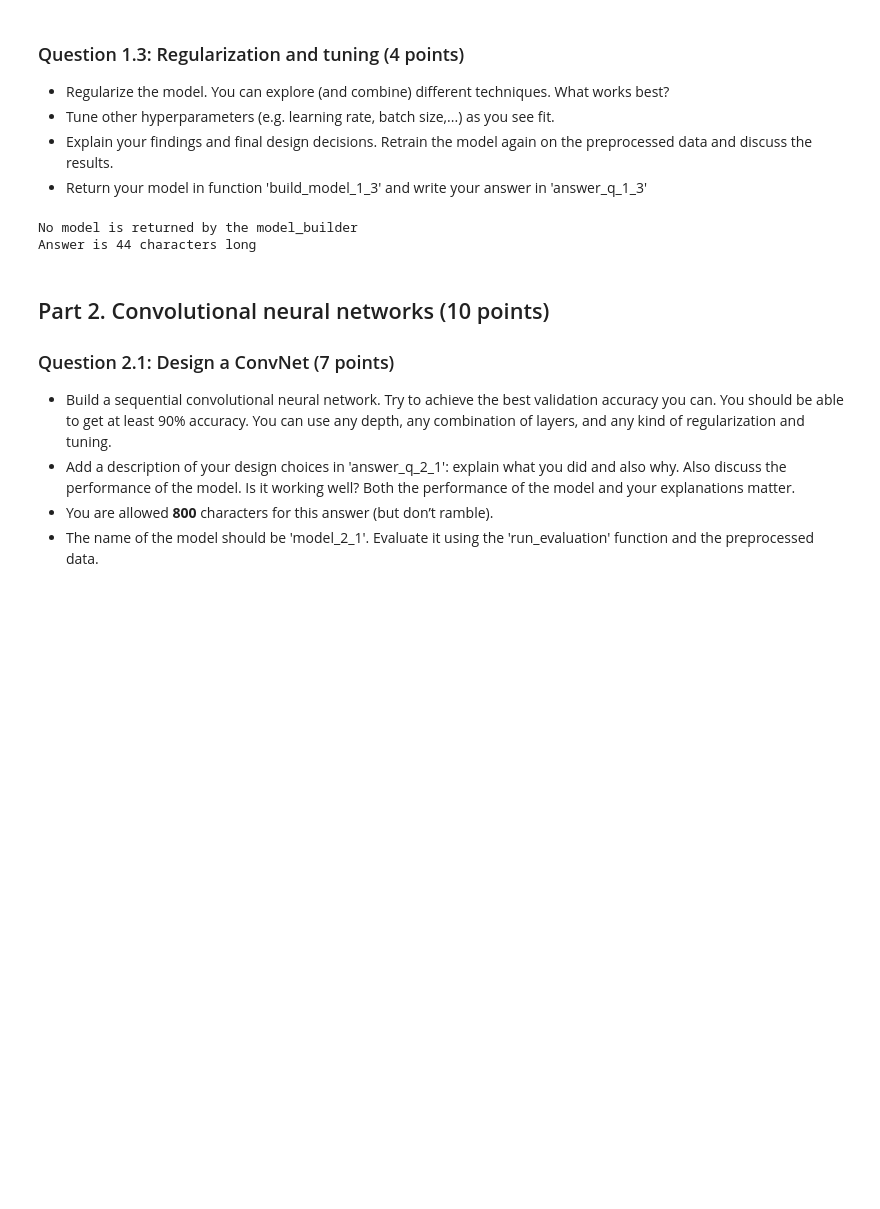
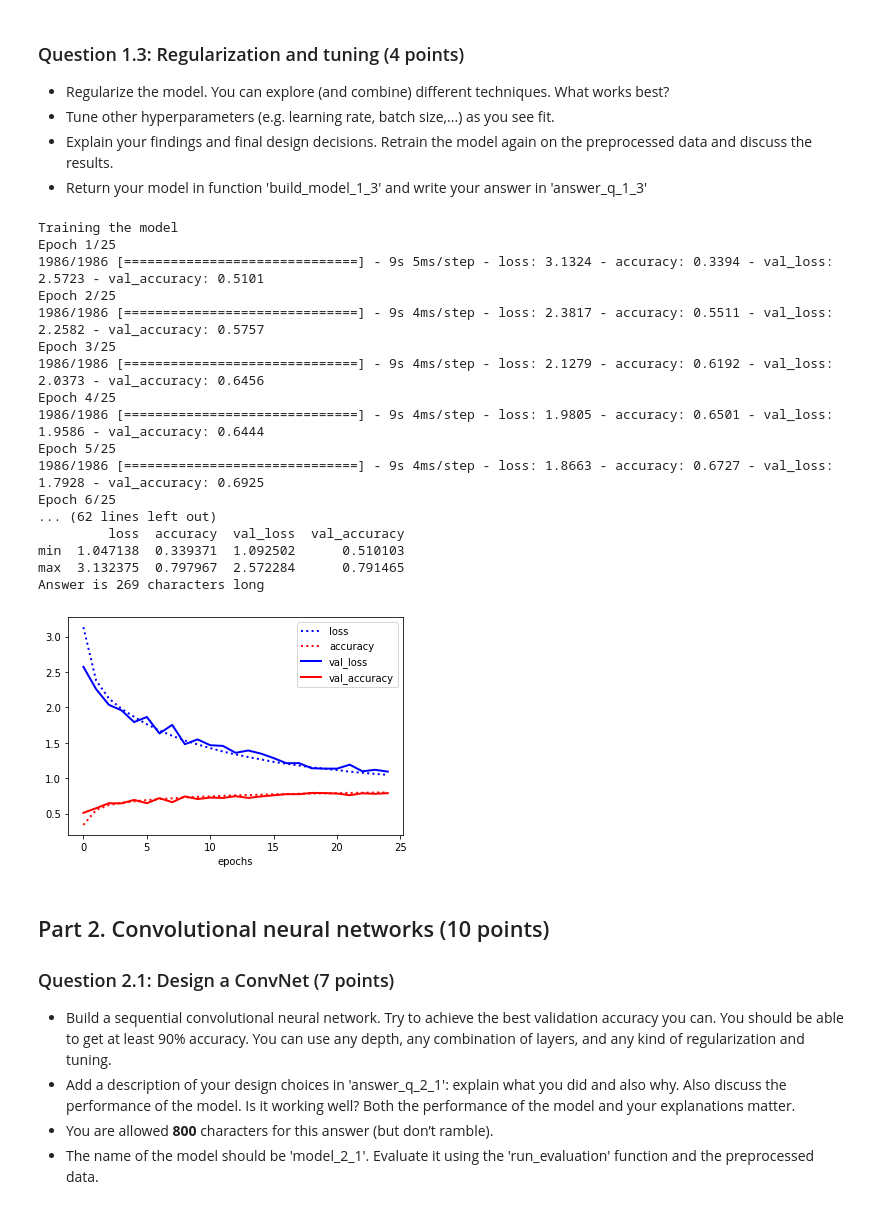
Before and after one commit to mitagr/web-ret-assignment-3, a Jupyter notebook: Assignment 3.ipynb, the cells around one changed output. Drawn from its saved outputs; the diff is of its cells as text; code cells hidden in the pictures; blank space fills up the shorter version.

```diff
--- a/Assignment 3.ipynb
+++ b/Assignment 3.ipynb
@@ -400,18 +445,62 @@ Answer is 44 characters long
 * Tune other hyperparameters (e.g. learning rate, batch size,...) as you see fit.
 * Explain your findings and final design decisions. Retrain the model again on the preprocessed data and discuss the results.
 * Return your model in function 'build_model_1_3' and write your answer in 'answer_q_1_3'
-# %%
-def build_model_1_3():
-  pass
-run_evaluation("model_1_3", build_model_1_3, preprocessed_split, base_dir,
-               train=True, epochs=3, batch_size=32)
-answer_q_1_3 = """
-               Your answer
-               """
-print("Answer is {} characters long".format(len(answer_q_1_3)))
-# %% [output]
-No model is returned by the model_builder
-Answer is 44 characters long
+# %%
+from keras import regularizers
+def build_model_1_3():
+    model_1_3 = models.Sequential()
+    #model_1_3.add(layers.Reshape((1024,), input_shape=(32,32,3)))
+    model_1_3.add(layers.Reshape((1024,), input_shape=(32,32,1)))
+
+    #model_1_3.add(layers.Dense(512, activation='relu', kernel_regularizer=regularizers.l2(0.0001)))
+    model_1_3.add(layers.Dense(512, activation='relu', kernel_regularizer=regularizers.l1(0.0001)))
+    #model_1_3.add(layers.Dropout(0.05))
+
+    model_1_3.add(layers.Dense(256, activation='relu', kernel_regularizer=regularizers.l2(0.0001)))
+    #model_1_3.add(layers.Dense(256, activation='relu', kernel_regularizer=regularizers.l1(0.0001)))
+    #model_1_3.add(layers.Dropout(0.05))
+
+    #model_1_3.add(layers.Dense(128, activation='relu', kernel_regularizer=regularizers.l2(0.0001)))
+    model_1_3.add(layers.Dense(128, activation='relu', kernel_regularizer=regularizers.l1(0.0001)))
+    #model_1_3.add(layers.Dropout(0.05))
+
+    #model_1_3.add(layers.Dense(64, activation='relu', kernel_regularizer=regularizers.l2(0.0001)))
+    model_1_3.add(layers.Dense(64, activation='relu', kernel_regularizer=regularizers.l1(0.0001)))
+    #model_1_3.add(layers.Dropout(0.05))
+
+    #model_1_3.add(layers.Dense(10, activation='softmax', kernel_regularizer=regularizers.l2(0.001)))
+    model_1_3.add(layers.Dense(10, activation='softmax', kernel_regularizer=regularizers.l1(0.0001)))
+    #model_1_3.add(layers.Dropout(0.05))
+
+    #model_1_3.compile(optimizer='rmsprop', loss='categorical_crossentropy', metrics=['accuracy'])
+    model_1_3.compile(optimizer= optimizers.RMSprop(lr= 0.0001), loss='categorical_crossentropy', metrics=['accuracy'])
+    return model_1_3
+    pass
+run_evaluation("model_1_3", build_model_1_3, preprocessed_split, base_dir,
+               train=True, epochs=25, batch_size=32)
+answer_q_1_3 = """
+               The purpose of regularization the model to avoid overfitting. Results with l2 regularization (with lambda= 0.001) is better than the l1 regularization(with lambda= 0.001). The dropout 2% of neurons after each layer improved the accuracy.
+               """
+print("Answer is {} characters long".format(len(answer_q_1_3)))
+# %% [output]
+Training the model
+Epoch 1/25
+1986/1986 [==============================] - 9s 5ms/step - loss: 3.1324 - accuracy: 0.3394 - val_loss: 2.5723 - val_accuracy: 0.5101
+Epoch 2/25
+1986/1986 [==============================] - 9s 4ms/step - loss: 2.3817 - accuracy: 0.5511 - val_loss: 2.2582 - val_accuracy: 0.5757
+Epoch 3/25
+1986/1986 [==============================] - 9s 4ms/step - loss: 2.1279 - accuracy: 0.6192 - val_loss: 2.0373 - val_accuracy: 0.6456
+Epoch 4/25
+1986/1986 [==============================] - 9s 4ms/step - loss: 1.9805 - accuracy: 0.6501 - val_loss: 1.9586 - val_accuracy: 0.6444
+Epoch 5/25
+1986/1986 [==============================] - 9s 4ms/step - loss: 1.8663 - accuracy: 0.6727 - val_loss: 1.7928 - val_accuracy: 0.6925
+Epoch 6/25
+... (62 lines left out)
+         loss  accuracy  val_loss  val_accuracy
+min  1.047138  0.339371  1.092502      0.510103
+max  3.132375  0.797967  2.572284      0.791465
+Answer is 269 characters long
+[figure, added]
 # %% [markdown]
 ## Part 2. Convolutional neural networks (10 points)
 ### Question 2.1: Design a ConvNet (7 points)
```
Also changed, not shown: parts of 22 cells of this notebook.
